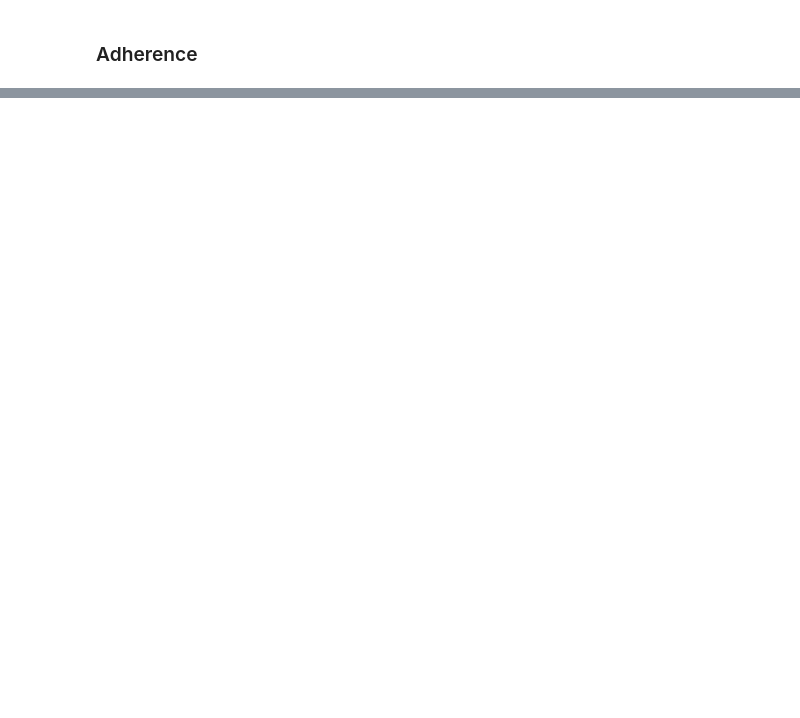
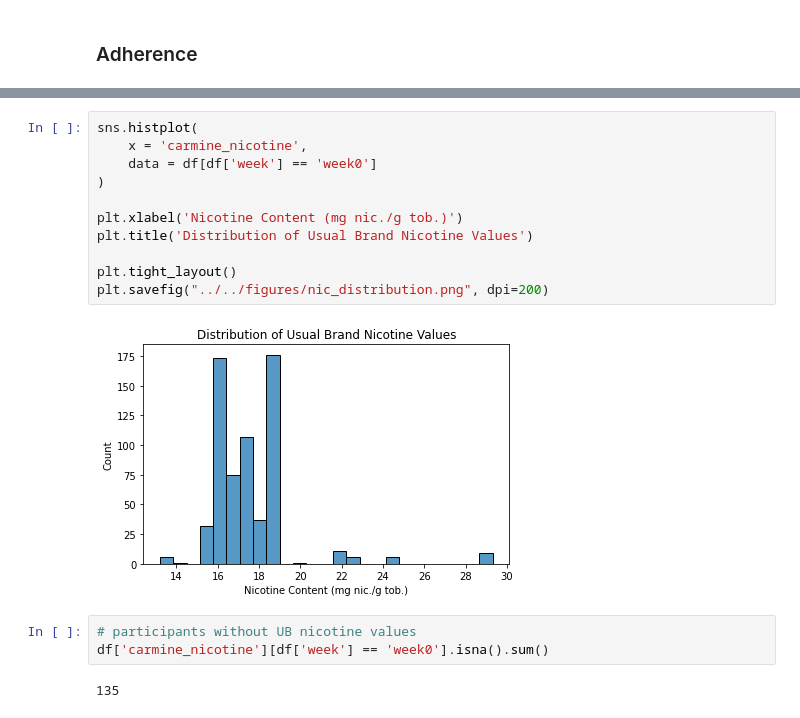
Before and after one commit to ajbarrows/tcors_ub, a Jupyter notebook: src/analysis/vlnc_data_eda.ipynb, the cells around one changed output, grey strips where cells are left out. Drawn from its saved outputs; the diff is of its cells as text; blank space fills up the shorter version.

```diff
--- a/src/analysis/vlnc_data_eda.ipynb
+++ b/src/analysis/vlnc_data_eda.ipynb
@@ -77,0 +162,18 @@ plt.show()
+# %%
+sns.histplot(
+    x = 'carmine_nicotine',
+    data = df[df['week'] == 'week0']
+)
+
+plt.xlabel('Nicotine Content (mg nic./g tob.)')
+plt.title('Distribution of Usual Brand Nicotine Values')
+
+plt.tight_layout()
+plt.savefig("../../figures/nic_distribution.png", dpi=200)
+# %% [output]
+[figure, added]
+# %%
+# participants without UB nicotine values
+df['carmine_nicotine'][df['week'] == 'week0'].isna().sum()
+# %% [output]
+135
```
Also changed, not shown: parts of 15 cells of this notebook.
